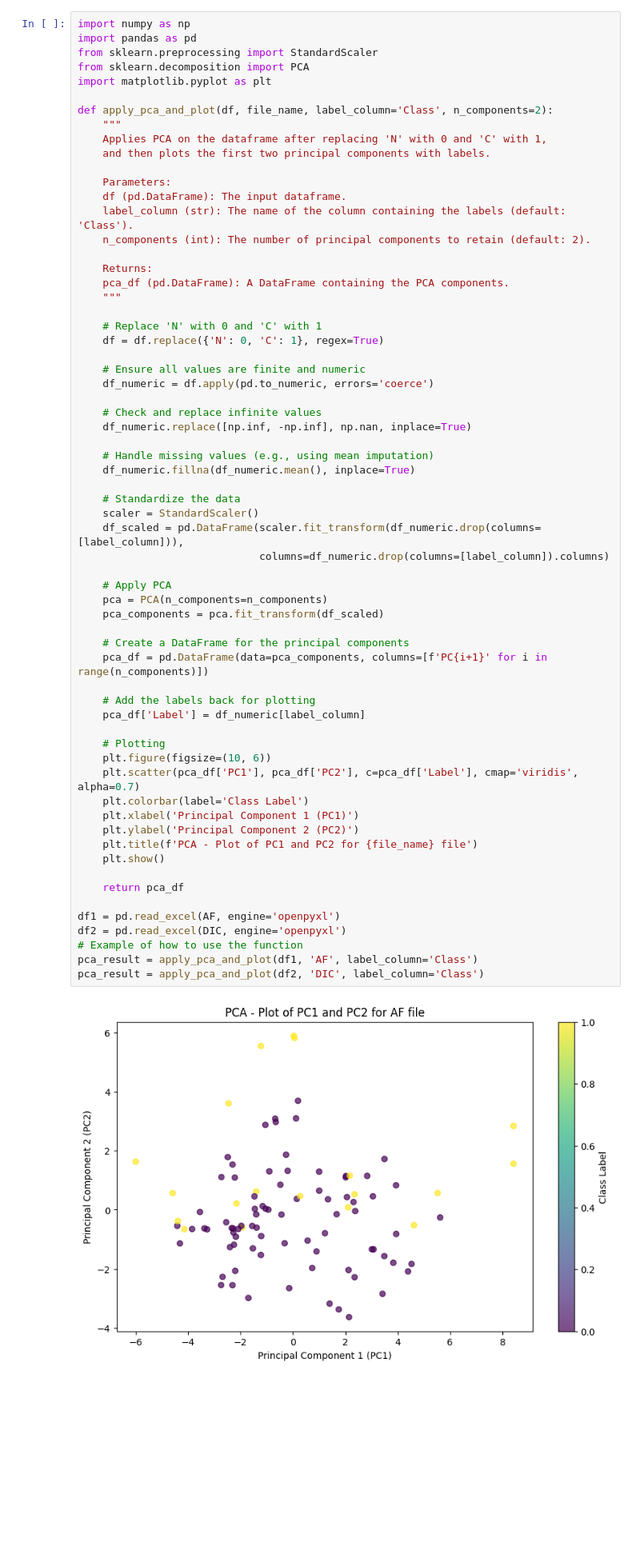
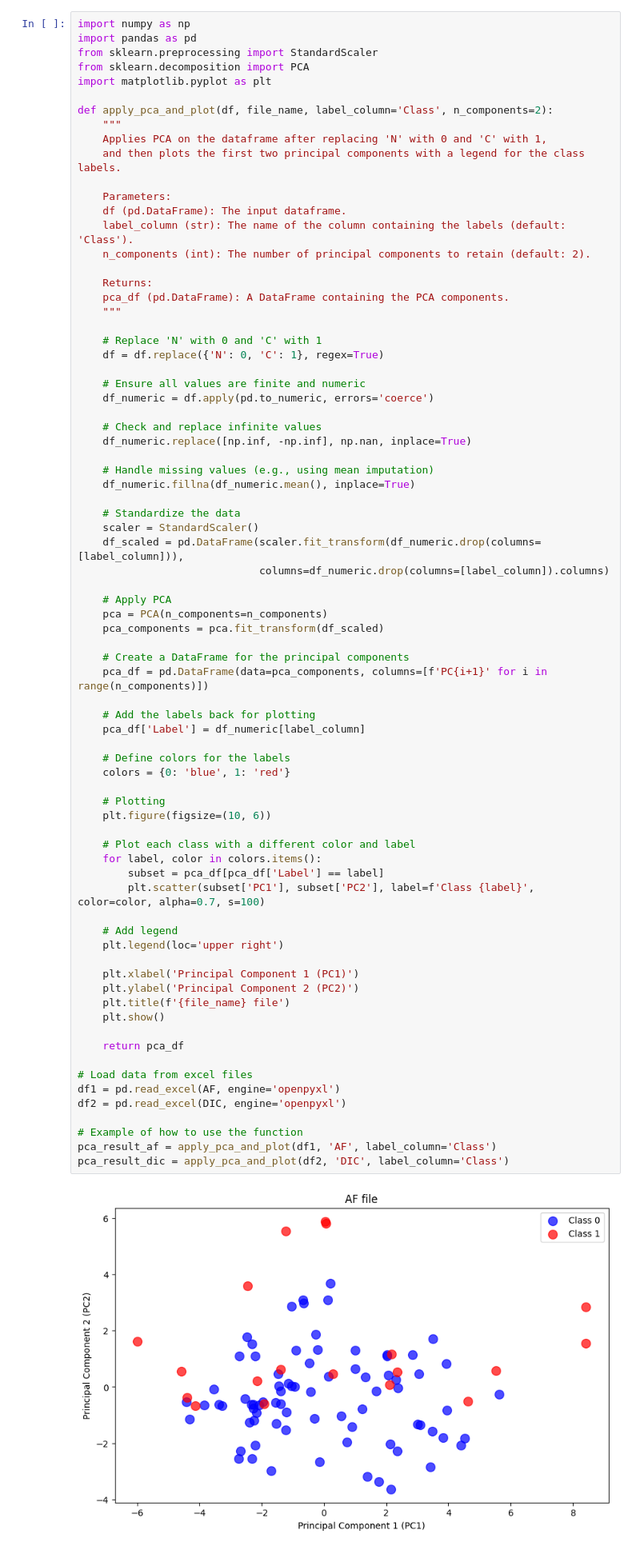
Before and after one commit to almusawiaf/Bio_Sensing, a Jupyter notebook: src/main.ipynb, the cells around one changed output. Shown at 80% size. Cells and saved outputs as stored; diff of their text form; blank space fills up the shorter version.

```diff
--- a/src/main.ipynb
+++ b/src/main.ipynb
@@ -152,7 +152,7 @@ import matplotlib.pyplot as plt
 def apply_pca_and_plot(df, file_name, label_column='Class', n_components=2):
     """
     Applies PCA on the dataframe after replacing 'N' with 0 and 'C' with 1,
-    and then plots the first two principal components with labels.
+    and then plots the first two principal components with a legend for the class labels.
 
     Parameters:
     df (pd.DataFrame): The input dataframe.
@@ -175,36 +175,48 @@ def apply_pca_and_plot(df, file_name, label_column='Class', n_components=2):
     # Handle missing values (e.g., using mean imputation)
     df_numeric.fillna(df_numeric.mean(), inplace=True)
 
     # Standardize the data
     scaler = StandardScaler()
     df_scaled = pd.DataFrame(scaler.fit_transform(df_numeric.drop(columns=[label_column])),
                              columns=df_numeric.drop(columns=[label_column]).columns)
 
     # Apply PCA
     pca = PCA(n_components=n_components)
     pca_components = pca.fit_transform(df_scaled)
 
     # Create a DataFrame for the principal components
     pca_df = pd.DataFrame(data=pca_components, columns=[f'PC{i+1}' for i in range(n_components)])
 
     # Add the labels back for plotting
     pca_df['Label'] = df_numeric[label_column]
 
+    # Define colors for the labels
+    colors = {0: 'blue', 1: 'red'}
+
     # Plotting
     plt.figure(figsize=(10, 6))
-    plt.scatter(pca_df['PC1'], pca_df['PC2'], c=pca_df['Label'], cmap='viridis', alpha=0.7)
-    plt.colorbar(label='Class Label')
+
+    # Plot each class with a different color and label
+    for label, color in colors.items():
+        subset = pca_df[pca_df['Label'] == label]
+        plt.scatter(subset['PC1'], subset['PC2'], label=f'Class {label}', color=color, alpha=0.7, s=100)
+
+    # Add legend
+    plt.legend(loc='upper right')
+
     plt.xlabel('Principal Component 1 (PC1)')
     plt.ylabel('Principal Component 2 (PC2)')
-    plt.title(f'PCA - Plot of PC1 and PC2 for {file_name} file')
+    plt.title(f'{file_name} file')
     plt.show()
 
     return pca_df
 
+# Load data from excel files
 df1 = pd.read_excel(AF, engine='openpyxl')
 df2 = pd.read_excel(DIC, engine='openpyxl')
+
 # Example of how to use the function
-pca_result = apply_pca_and_plot(df1, 'AF', label_column='Class')
-pca_result = apply_pca_and_plot(df2, 'DIC', label_column='Class')
+pca_result_af = apply_pca_and_plot(df1, 'AF', label_column='Class')
+pca_result_dic = apply_pca_and_plot(df2, 'DIC', label_column='Class')
 # %% [output]
-[figure, old version]
+[figure, new version]
```
Also changed, not shown: parts of 1 cell of this notebook.
